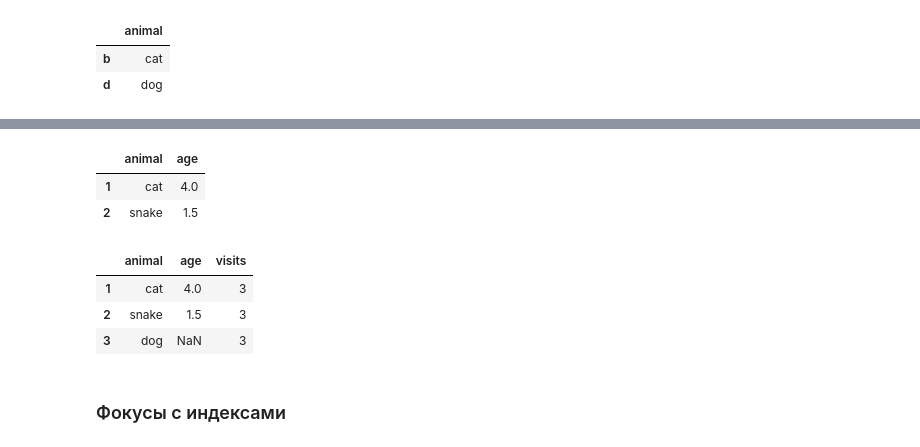
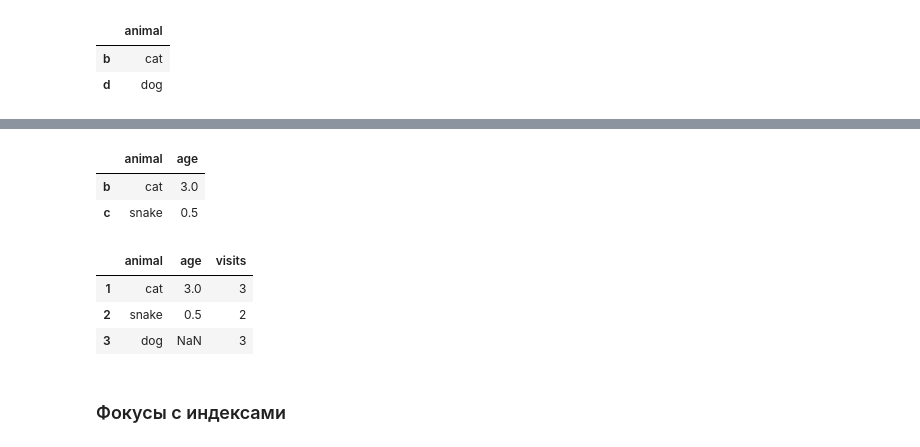
Before and after one commit to a-milenkin/Competitive_Data_Science, a Jupyter notebook: notebooks/2.2 - Pandas intro.ipynb, the cells around one changed output, grey strips where cells are left out. Drawn from its saved outputs; the diff is of its cells as text; code cells hidden in the pictures.

```diff
--- a/notebooks/2.2 - Pandas intro.ipynb
+++ b/notebooks/2.2 - Pandas intro.ipynb
@@ -525,3 +538,13 @@ dtype: bool
 <p id="7">
 
 `DataFrame` можно сортировать. Посмотрим как это можно делать.</p>
+# %%
+data = {'animal': ['cat', 'cat', 'snake', 'dog', 'dog', 'cat', 'snake', 'cat', 'dog', 'dog'],
+         'age': [2.5, 3, 0.5, np.nan, 5, 2, 4.5, np.nan, 7, 3],
+         'visits': [1, 3, 2, 3, 2, 3, 1, 1, 2, 1],
+         'priority': ['yes', 'yes', 'no', 'yes', 'no', 'no', 'no', 'yes', 'no', 'no']}
+
+labels = ['a', 'b', 'c', 'd', 'e', 'f', 'g', 'h', 'i', 'j']
+
+df = pd.DataFrame(data, index=labels)
+df
@@ -919,18 +930,18 @@ __Разница между `iloc` и `loc` простая!__   `.loc`- возв
 Посмотрим на примере:
 # %%
 # Строка с индексом 3 и колонка 2 не включены в срез
-df2.iloc[1:3, 0:2]
+df.iloc[1:3, 0:2]
 # %% [output]
 |  | animal | age |
-| 1 | cat | 4.0 |
-| 2 | snake | 1.5 |
+| b | cat | 3.0 |
+| c | snake | 0.5 |
 # %%
 # А здесь правые границы включены в срез
-df2.loc[1:3, 'animal':'visits']
+df.reset_index().loc[1:3, 'animal':'visits']
 # %% [output]
 |  | animal | age | visits |
-| 1 | cat | 4.0 | 3 |
-| 2 | snake | 1.5 | 3 |
+| 1 | cat | 3.0 | 3 |
+| 2 | snake | 0.5 | 2 |
 | 3 | dog | NaN | 3 |
 # %% [markdown]
 ### Фокусы с индексами
```
Also changed, not shown: parts of 32 cells of this notebook, 1 other file.
